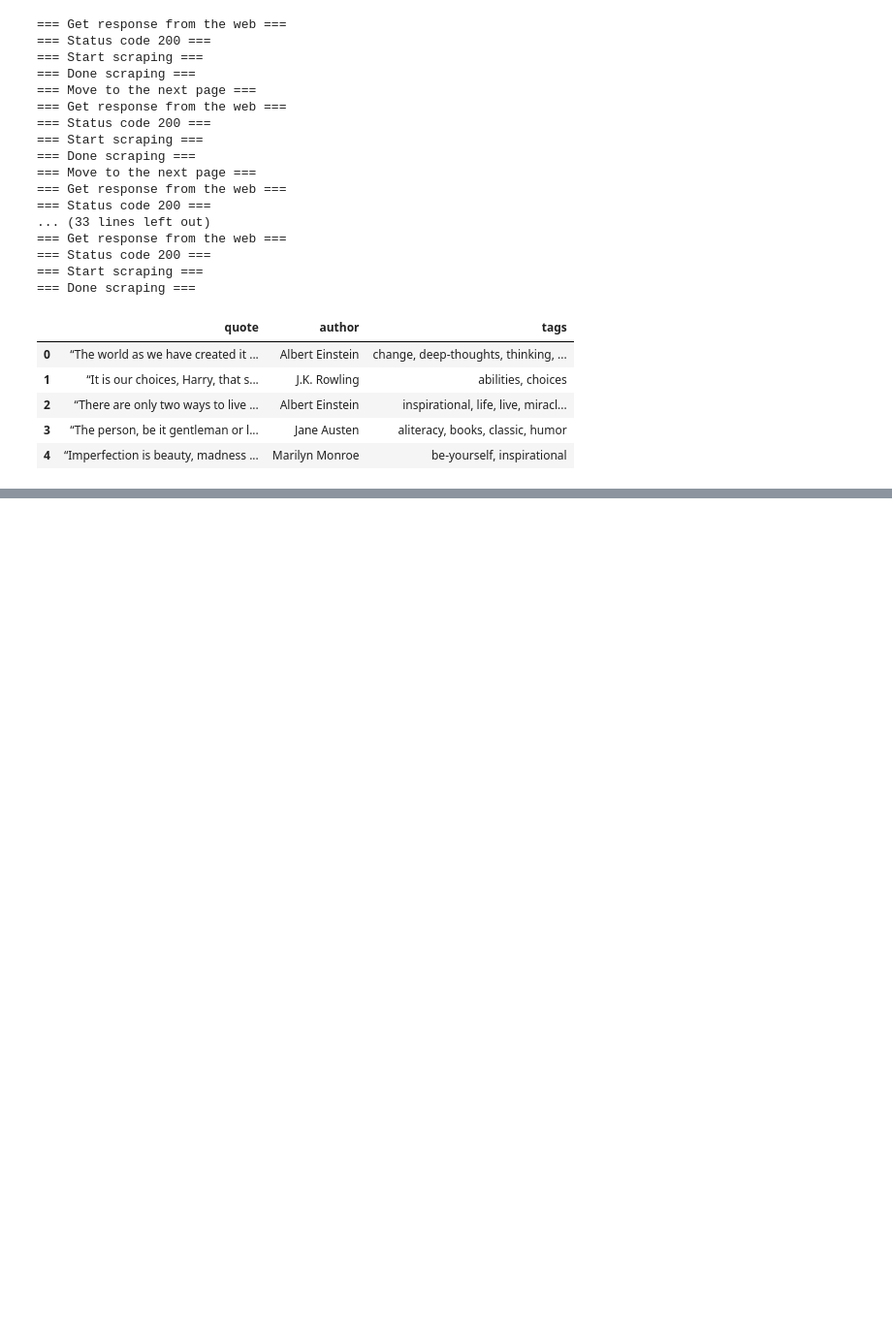
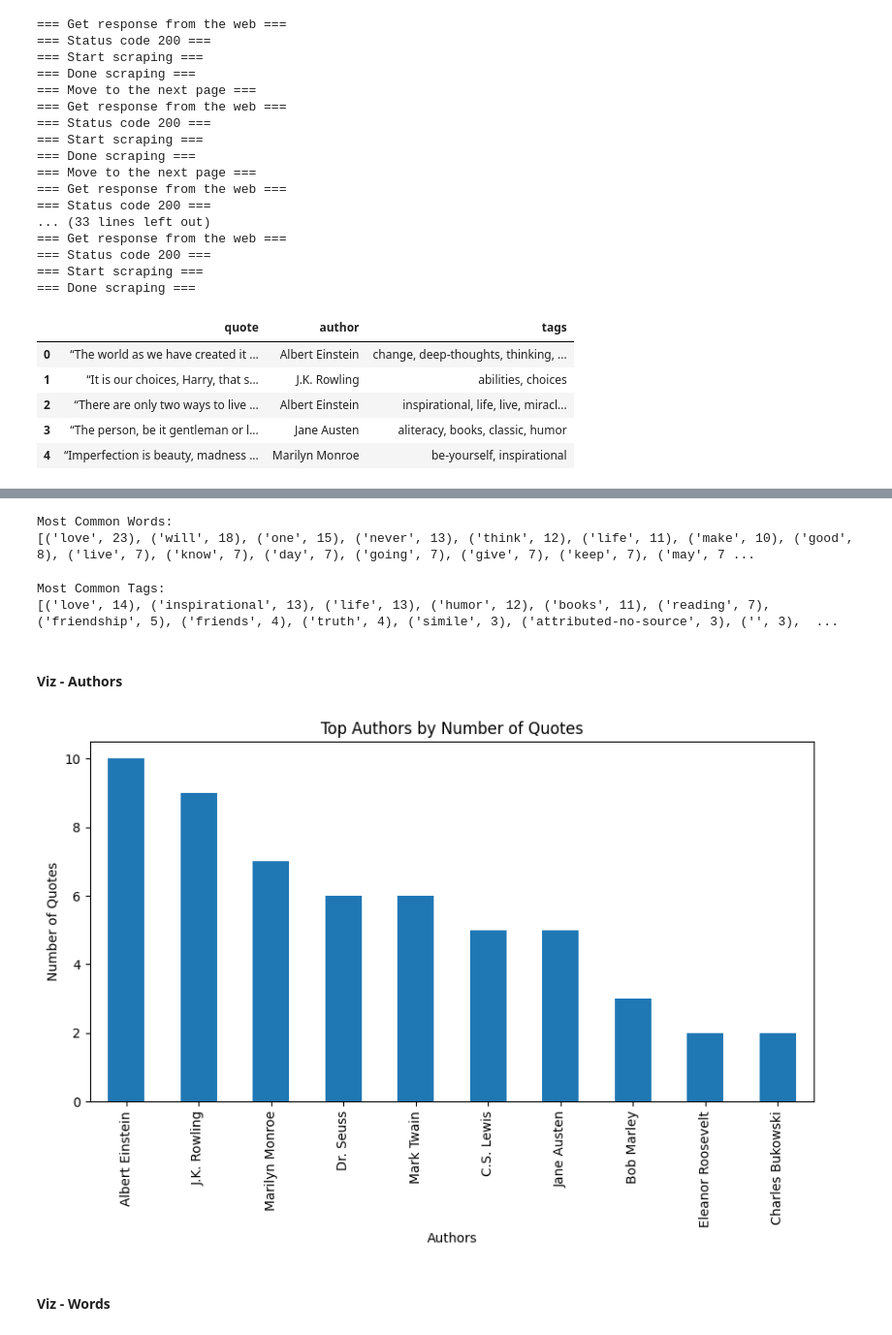
Before and after one commit to sakabmw/scraping-quotes, a Jupyter notebook: nb-qscript.ipynb, the cells around one changed output, grey strips where cells are left out. Shown at 97% size. Drawn from its saved outputs; the diff is of its cells as text; code cells hidden in the pictures; blank space fills up the shorter version.

```diff
--- a/nb-qscript.ipynb
+++ b/nb-qscript.ipynb
@@ -199,0 +273,5 @@ df.to_csv('quotes.csv', index=False)
+# %%
+# 1. Count Frequent Authors
+author_counts = df['author'].value_counts()
+print("Top Authors:")
+print(author_counts.head(10))
@@ -199,0 +292,28 @@ df.to_csv('quotes.csv', index=False)
+# %%
+# 2. Count Frequent Words in Quotes
+# Combine all quotes into a single string
+all_quotes = " ".join(df['quote_cleaned'])
+
+# Remove stop words and split into individual words
+stop_words = set(STOPWORDS)
+words = [word.lower() for word in all_quotes.split() if word.lower() not in stop_words]
+
+# Count word occurrences
+word_counts = Counter(words)
+print("Most Common Words:")
+print(word_counts.most_common(30))
+# %% [output]
+Most Common Words:
+[('love', 23), ('will', 18), ('one', 15), ('never', 13), ('think', 12), ('life', 11), ('make', 10), ('good', 8), ('live', 7), ('know', 7), ('day', 7), ('going', 7), ('give', 7), ('keep', 7), ('may', 7 ...
+# %%
+# 3. Count Frequent Tags (if tags exist)
+# Split tags by delimiter ", " and flatten the list
+all_tags = [tag for tags in df['tags'].dropna() for tag in tags.split(", ")]
+tag_counts = Counter(all_tags)
+print("Most Common Tags:")
+print(tag_counts.most_common(20))
+# %% [output]
+Most Common Tags:
+[('love', 14), ('inspirational', 13), ('life', 13), ('humor', 12), ('books', 11), ('reading', 7), ('friendship', 5), ('friends', 4), ('truth', 4), ('simile', 3), ('attributed-no-source', 3), ('', 3),  ...
+# %% [markdown]
+#### Viz - Authors
@@ -199,0 +322,10 @@ df.to_csv('quotes.csv', index=False)
+# %%
+author_counts.head(10).plot(kind='bar', figsize=(10, 5))
+plt.title("Top Authors by Number of Quotes")
+plt.xlabel("Authors")
+plt.ylabel("Number of Quotes")
+plt.show()
+# %% [output]
+[figure, added]
+# %% [markdown]
+#### Viz - Words
```
Also changed, not shown: parts of 20 cells of this notebook, 2 other files.
